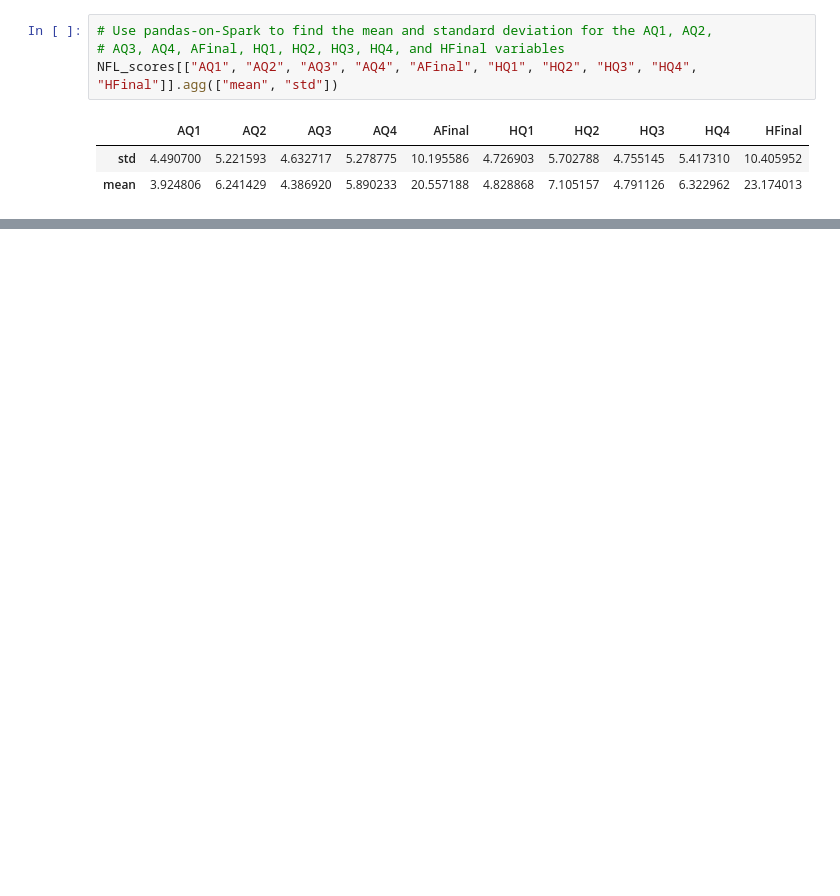
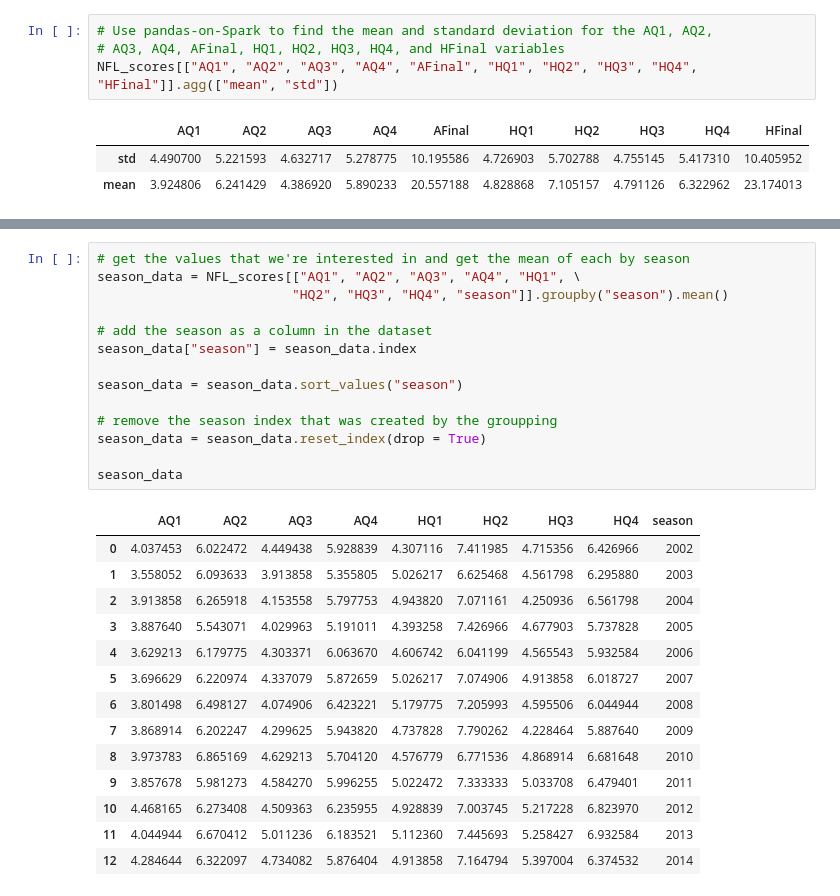
Before and after one commit to xaviergenelin/Big-Data-Project, a Jupyter notebook: Group_13_Part_3.ipynb, the cells around one changed output, grey strips where cells are left out. Cells and saved outputs as stored; diff of their text form; blank space fills up the shorter version.

```diff
--- a/Group_13_Part_3.ipynb
+++ b/Group_13_Part_3.ipynb
@@ -56,3 +64,32 @@ NFL_scores[["AQ1", "AQ2", "AQ3", "AQ4", "AFinal", "HQ1", "HQ2", "HQ3", "HQ4", "H
 | 2011 | 3.857678 | 4.455541 | 5.981273 | 5.281869 | 4.584270 | 4.628635 | 5.996255 | 5.120722 | 20.509363 | 9.647690 | 5.022472 | ... |
 | 2008 | 3.801498 | 4.203686 | 6.498127 | 5.337747 | 4.074906 | 4.242863 | 6.423221 | 5.498864 | 20.842697 | 10.279806 | 5.179775 | ... |
 | 2002 | 4.037453 | 4.470297 | 6.022472 | 5.167810 | 4.449438 | 4.639673 | 5.928839 | 5.282133 | 20.640449 | 10.296996 | 4.307116 | ... |
+# %%
+# get the values that we're interested in and get the mean of each by season
+season_data = NFL_scores[["AQ1", "AQ2", "AQ3", "AQ4", "HQ1", \
+                         "HQ2", "HQ3", "HQ4", "season"]].groupby("season").mean()
+
+# add the season as a column in the dataset
+season_data["season"] = season_data.index
+
+season_data = season_data.sort_values("season")
+
+# remove the season index that was created by the groupping
+season_data = season_data.reset_index(drop = True)
+
+season_data
+# %% [output]
+|  | AQ1 | AQ2 | AQ3 | AQ4 | HQ1 | HQ2 | HQ3 | HQ4 | season |
+| 0 | 4.037453 | 6.022472 | 4.449438 | 5.928839 | 4.307116 | 7.411985 | 4.715356 | 6.426966 | 2002 |
+| 1 | 3.558052 | 6.093633 | 3.913858 | 5.355805 | 5.026217 | 6.625468 | 4.561798 | 6.295880 | 2003 |
+| 2 | 3.913858 | 6.265918 | 4.153558 | 5.797753 | 4.943820 | 7.071161 | 4.250936 | 6.561798 | 2004 |
+| 3 | 3.887640 | 5.543071 | 4.029963 | 5.191011 | 4.393258 | 7.426966 | 4.677903 | 5.737828 | 2005 |
+| 4 | 3.629213 | 6.179775 | 4.303371 | 6.063670 | 4.606742 | 6.041199 | 4.565543 | 5.932584 | 2006 |
+| 5 | 3.696629 | 6.220974 | 4.337079 | 5.872659 | 5.026217 | 7.074906 | 4.913858 | 6.018727 | 2007 |
+| 6 | 3.801498 | 6.498127 | 4.074906 | 6.423221 | 5.179775 | 7.205993 | 4.595506 | 6.044944 | 2008 |
+| 7 | 3.868914 | 6.202247 | 4.299625 | 5.943820 | 4.737828 | 7.790262 | 4.228464 | 5.887640 | 2009 |
+| 8 | 3.973783 | 6.865169 | 4.629213 | 5.704120 | 4.576779 | 6.771536 | 4.868914 | 6.681648 | 2010 |
+| 9 | 3.857678 | 5.981273 | 4.584270 | 5.996255 | 5.022472 | 7.333333 | 5.033708 | 6.479401 | 2011 |
+| 10 | 4.468165 | 6.273408 | 4.509363 | 6.235955 | 4.928839 | 7.003745 | 5.217228 | 6.823970 | 2012 |
+| 11 | 4.044944 | 6.670412 | 5.011236 | 6.183521 | 5.112360 | 7.445693 | 5.258427 | 6.932584 | 2013 |
+| 12 | 4.284644 | 6.322097 | 4.734082 | 5.876404 | 4.913858 | 7.164794 | 5.397004 | 6.374532 | 2014 |
```
Also changed, not shown: parts of 6 cells of this notebook, 2 other files.
